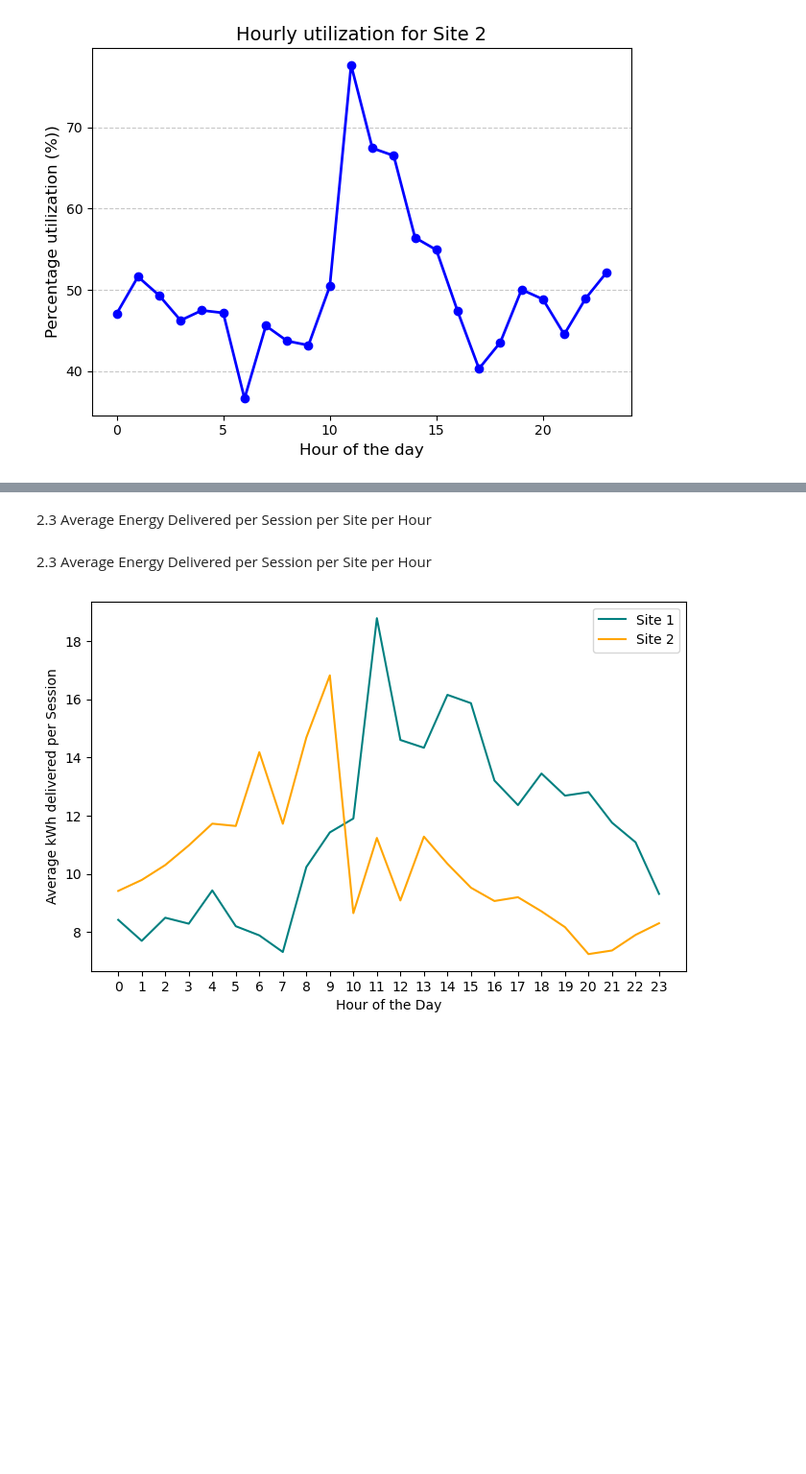
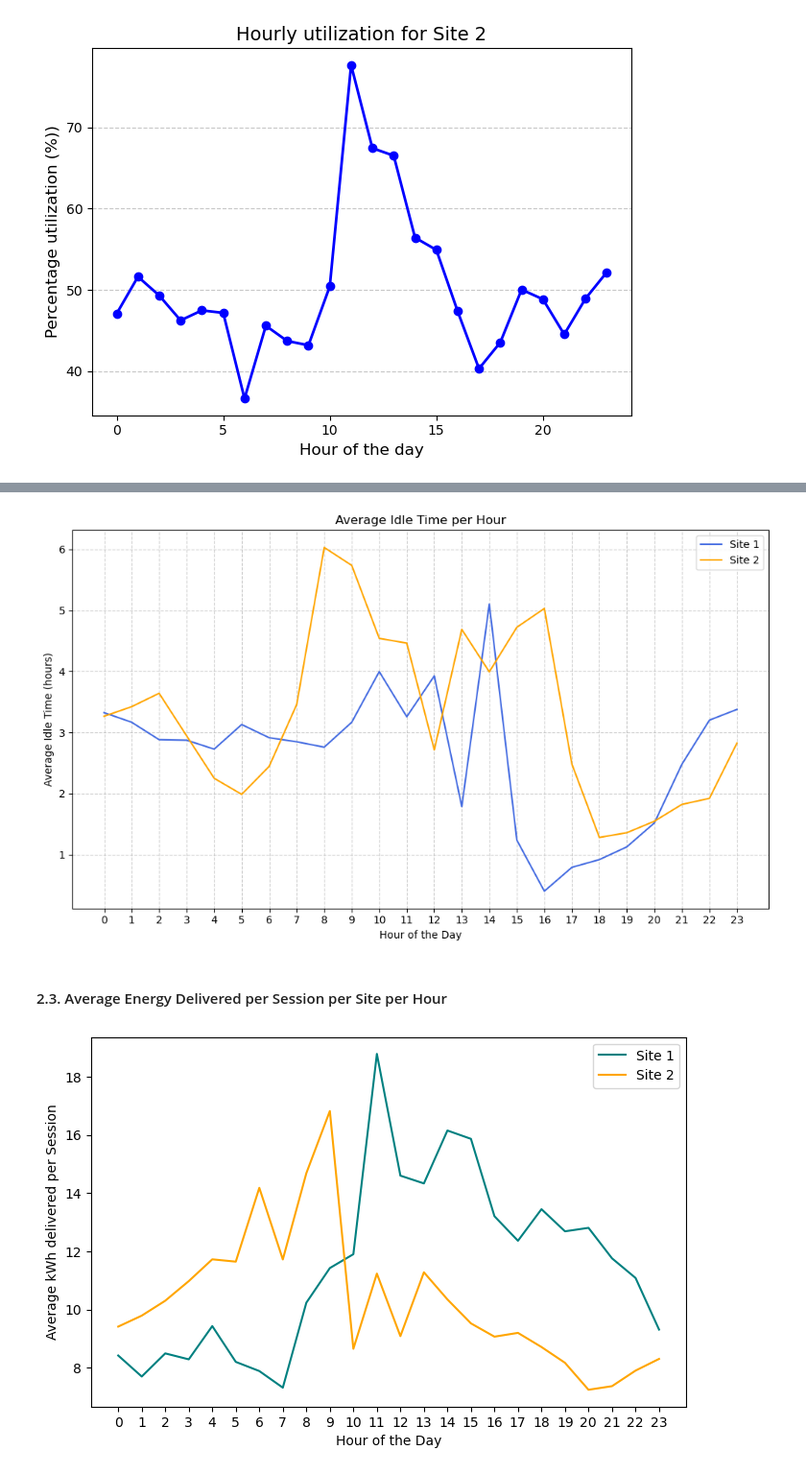
Before and after one commit to angfe/TheOptimizers, a Jupyter notebook: 02_Descriptive_Analytics.ipynb, the cells around one changed output, grey strips where cells are left out. Shown at 96% size. Saved outputs shown, nothing was run; the diff lists cells and outputs as text; code cells hidden in the pictures; blank space fills up the shorter version.

```diff
--- a/02_Descriptive_Analytics.ipynb
+++ b/02_Descriptive_Analytics.ipynb
@@ -309,5 +405,23 @@ for site in site_ids:
+# %%
+# visualize idle time per hour for both sites in linechart
+plt.figure(figsize=(10, 6))
+plt.plot(unique_hours, average_idle_time1, color = "royalblue", label='Site 1')
+plt.plot(unique_hours, average_idle_time2, color = "orange", label='Site 2')
+plt.grid(visible=True, linestyle='--', alpha=0.6)
+
+plt.title("Average Idle Time per Hour")
+plt.xlabel("Hour of the Day")
+plt.ylabel("Average Idle Time (hours)")
+plt.xticks(range(24))
+plt.legend()
+
+# adjust layout
+plt.tight_layout()
+plt.show()
+# %% [output]
+[figure, added]
 # %% [markdown]
-2.3 Average Energy Delivered per Session per Site per Hour
+#### 2.3. Average Energy Delivered per Session per Site per Hour
 # %%
 # split dataframe into 2 sites
 site1_sessions = charging_sessions_data[charging_sessions_data["siteID"] == 1]
@@ -330,8 +444,6 @@ def avgEnergyToList(df):
 
 energyList_site1 = avgEnergyToList(site1_sessions)
 energyList_site2 = avgEnergyToList(site2_sessions)
-# %% [markdown]
-2.3 Average Energy Delivered per Session per Site per Hour
 # %%
 # visualize average energy
 import matplotlib.pyplot as plt
```
Also changed, not shown: parts of 12 cells of this notebook, 1 other file.
